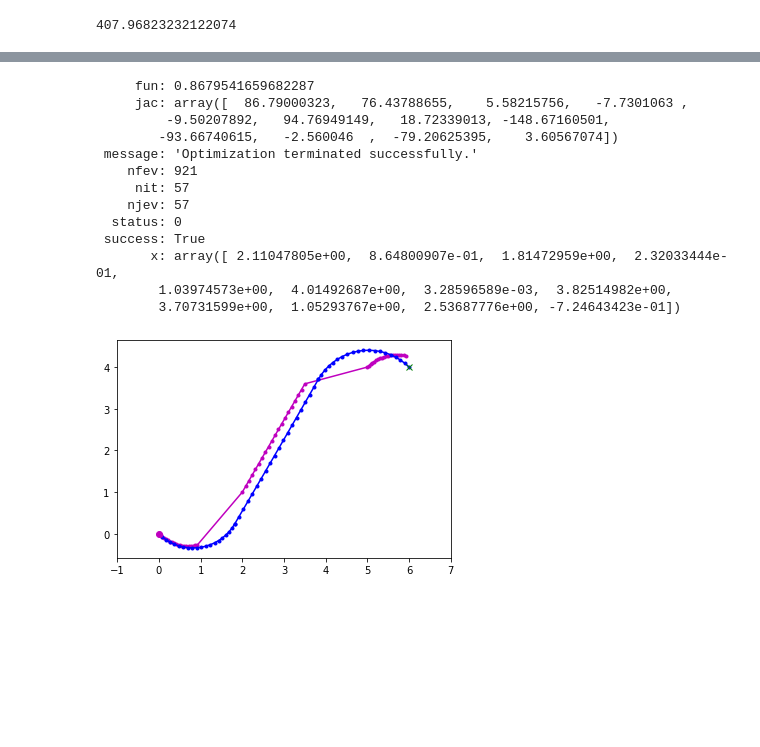
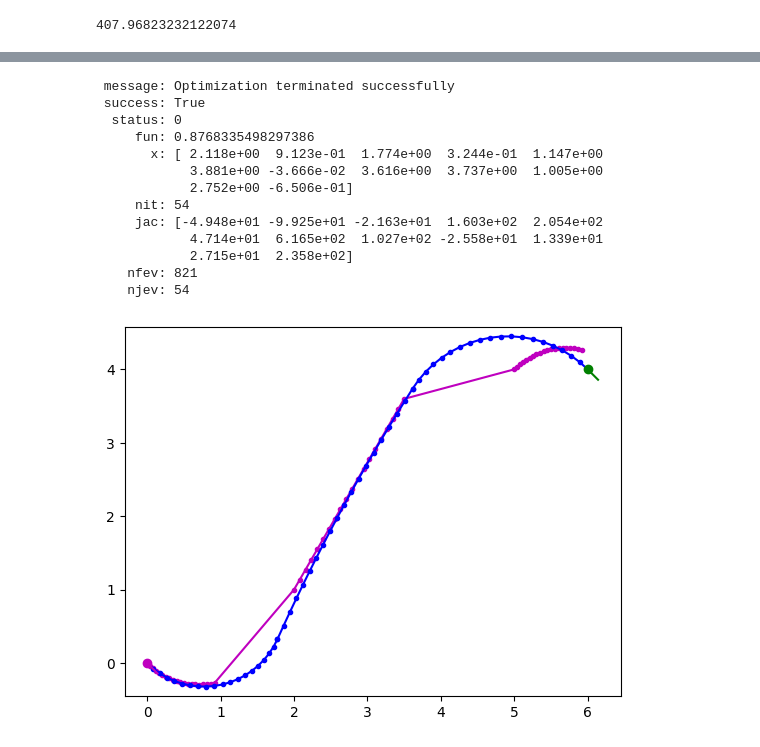
Before and after one commit to arthurrichards77/smply, a Jupyter notebook: shooting.ipynb, the cells around one changed output, grey strips where cells are left out. Drawn from its saved outputs; the diff is of its cells as text; code cells hidden in the pictures; blank space fills up the shorter version.

```diff
--- a/shooting.ipynb
+++ b/shooting.ipynb
@@ -183,7 +183,7 @@ plt.show()
 def Jm(z):
     tf = sum(z[range(0,len(z),5)])
     p = pathm(z)
-    ge = norm(p_goal-p[-1,:])
+    ge = norm(xG-p[-1,:])
     for ii in range(20,len(p)-1,20):
         ge=ge+norm(p[ii,:]-p[ii+1,:])
     return(0.1*tf+100.*ge)
@@ -194,7 +194,7 @@ print(Jm(zm))
 # %%
 x_lim = 10
 th_lim = np.pi
-bndsm = [b for ii in range(len(z)//2) for b in [(0.1,10.0),(-curv_lim,curv_lim),(-x_lim,x_lim),(-x_lim,x_lim),(-th_lim,th_lim)]]
+bndsm = [b for ii in range(len(z)//2) for b in [(0.1,10.0),(-curvature_limit,curvature_limit),(-x_lim,x_lim),(-x_lim,x_lim),(-th_lim,th_lim)]]
 bndsm = bndsm[0:-3]
 assert(len(bndsm)==len(zm))
 bndsm
@@ -215,30 +215,29 @@ bndsm
 r = minimize(Jm,zm,method='SLSQP',bounds=bndsm)
 print(r)
 # %% [output]
-     fun: 0.8679541659682287
-     jac: array([  86.79000323,   76.43788655,    5.58215756,   -7.7301063 ,
-         -9.50207892,   94.76949149,   18.72339013, -148.67160501,
-        -93.66740615,   -2.560046  ,  -79.20625395,    3.60567074])
- message: 'Optimization terminated successfully.'
-    nfev: 921
-     nit: 57
-    njev: 57
+ message: Optimization terminated successfully
+ success: True
   status: 0
- success: True
-       x: array([ 2.11047805e+00,  8.64800907e-01,  1.81472959e+00,  2.32033444e-01,
-        1.03974573e+00,  4.01492687e+00,  3.28596589e-03,  3.82514982e+00,
-        3.70731599e+00,  1.05293767e+00,  2.53687776e+00, -7.24643423e-01])
+     fun: 0.8768335498297386
+       x: [ 2.118e+00  9.123e-01  1.774e+00  3.244e-01  1.147e+00
+            3.881e+00 -3.666e-02  3.616e+00  3.737e+00  1.005e+00
+            2.752e+00 -6.506e-01]
+     nit: 54
+     jac: [-4.948e+01 -9.925e+01 -2.163e+01  1.603e+02  2.054e+02
+            4.714e+01  6.165e+02  1.027e+02 -2.558e+01  1.339e+01
+            2.715e+01  2.358e+02]
+    nfev: 821
+    njev: 54
 # %%
 popt = pathm(r.x)
 
 plt.plot(p[:,0],p[:,1],'-m.')
 plt.plot(popt[:,0],popt[:,1],'-b.')
-plt.plot(x0[0]+d*cos(x0[2]),x0[1]+d*sin(x0[2]),'m')
-plt.plot(x0[0],x0[1],'mo')
-plt.plot(p_goal[0],p_goal[1],'gx')
+plot_pose(x0,'m')
+plot_pose(xG,'g')
 plt.axis('equal')
 plt.show()
 # %% [output]
-[figure, old version]
+[figure, new version]
 # %%
 # define decision variable as vector of [time,curv,state,time,curv,state,time,curv]
```
Also changed, not shown: parts of 12 cells of this notebook.
